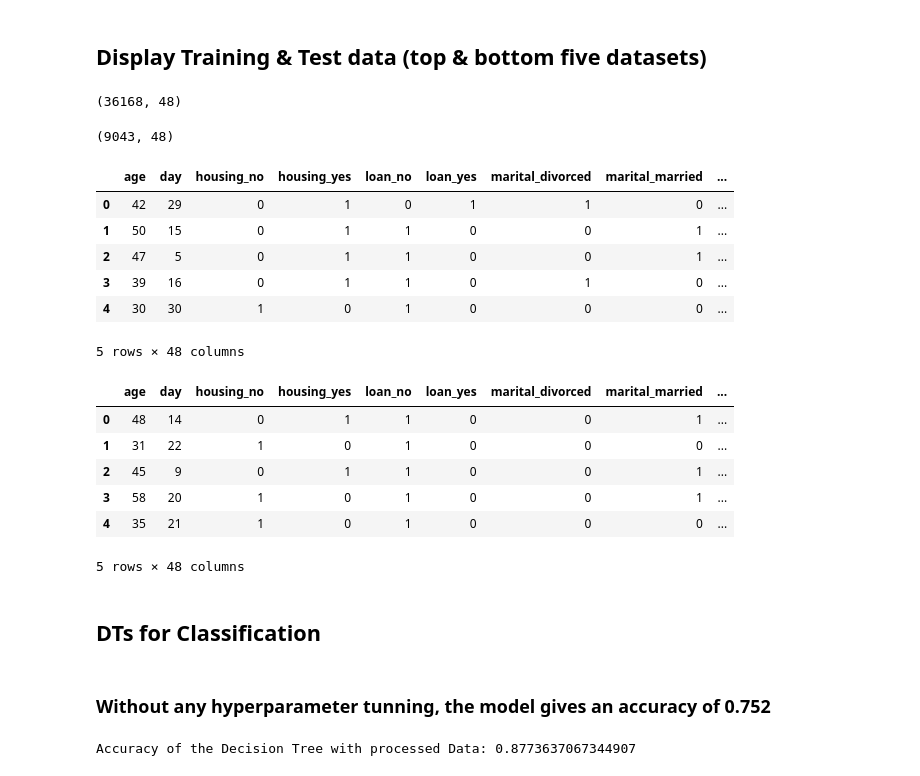
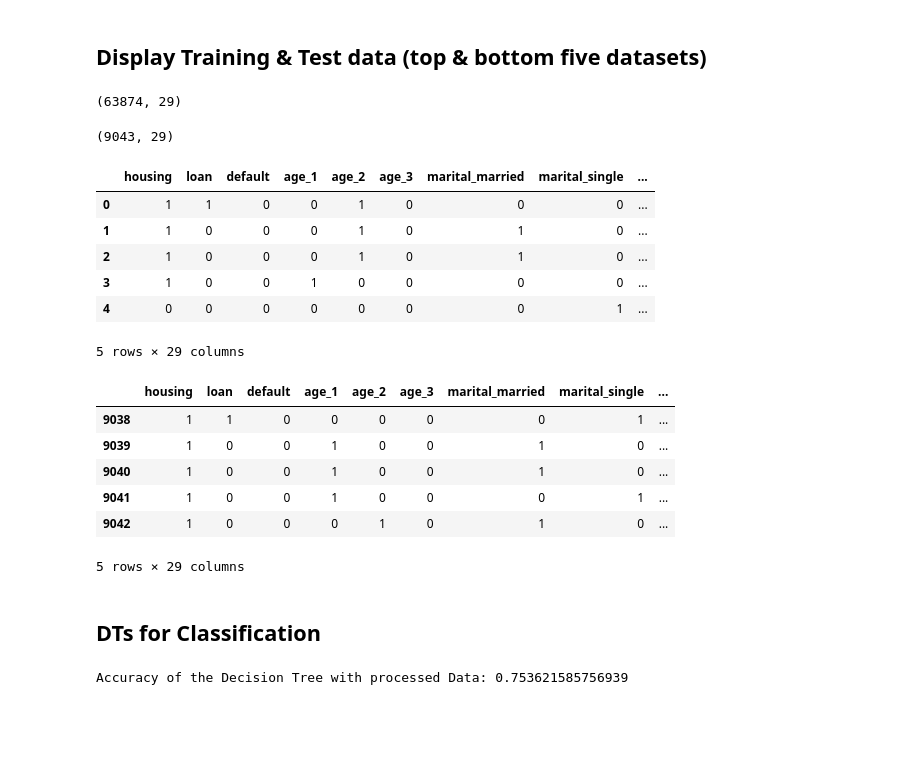
Before and after one commit to SamXu1018/DSA5101-Project, a Jupyter notebook: DT_model.ipynb, the cells around one changed output. Cells and saved outputs as stored; diff of their text form; code cells hidden in the pictures; blank space fills up the shorter version.

```diff
--- a/DT_model.ipynb
+++ b/DT_model.ipynb
@@ -6,34 +7,34 @@ import numpy as np
 ## Display Training & Test data (top & bottom five datasets)
 # %%
 #load the csv file
-train_data = pd.read_csv('train_data_preprocessed_v2.csv')
-test_data = pd.read_csv('test_data_preprocessed_v2.csv')
+train_data = pd.read_csv('train_data_after_preprocess.csv')
+test_data = pd.read_csv('test_data_after_preprocess.csv')
 # %%
 train_data.shape
 # %% [output]
-(36168, 48)
+(63874, 29)
 # %%
 test_data.shape
 # %% [output]
-(9043, 48)
+(9043, 29)
 # %%
 train_data.head()
 # %% [output]
-|  | age | day | housing_no | housing_yes | loan_no | loan_yes | marital_divorced | marital_married | ... |
-| 0 | 42 | 29 | 0 | 1 | 0 | 1 | 1 | 0 | ... |
-| 1 | 50 | 15 | 0 | 1 | 1 | 0 | 0 | 1 | ... |
-| 2 | 47 | 5 | 0 | 1 | 1 | 0 | 0 | 1 | ... |
-| 3 | 39 | 16 | 0 | 1 | 1 | 0 | 1 | 0 | ... |
-| 4 | 30 | 30 | 1 | 0 | 1 | 0 | 0 | 0 | ... |
+|  | housing | loan | default | age_1 | age_2 | age_3 | marital_married | marital_single | ... |
+| 0 | 1 | 1 | 0 | 0 | 1 | 0 | 0 | 0 | ... |
+| 1 | 1 | 0 | 0 | 0 | 1 | 0 | 1 | 0 | ... |
+| 2 | 1 | 0 | 0 | 0 | 1 | 0 | 1 | 0 | ... |
+| 3 | 1 | 0 | 0 | 1 | 0 | 0 | 0 | 0 | ... |
+| 4 | 0 | 0 | 0 | 0 | 0 | 0 | 0 | 1 | ... |
-5 rows × 48 columns
+5 rows × 29 columns
 # %%
-test_data.head()
+test_data.tail()
 # %% [output]
-|  | age | day | housing_no | housing_yes | loan_no | loan_yes | marital_divorced | marital_married | ... |
-| 0 | 48 | 14 | 0 | 1 | 1 | 0 | 0 | 1 | ... |
-| 1 | 31 | 22 | 1 | 0 | 1 | 0 | 0 | 0 | ... |
-| 2 | 45 | 9 | 0 | 1 | 1 | 0 | 0 | 1 | ... |
-| 3 | 58 | 20 | 1 | 0 | 1 | 0 | 0 | 1 | ... |
-| 4 | 35 | 21 | 1 | 0 | 1 | 0 | 0 | 0 | ... |
+|  | housing | loan | default | age_1 | age_2 | age_3 | marital_married | marital_single | ... |
+| 9038 | 1 | 1 | 0 | 0 | 0 | 0 | 0 | 1 | ... |
+| 9039 | 1 | 0 | 0 | 1 | 0 | 0 | 1 | 0 | ... |
+| 9040 | 1 | 0 | 0 | 1 | 0 | 0 | 1 | 0 | ... |
+| 9041 | 1 | 0 | 0 | 1 | 0 | 0 | 0 | 1 | ... |
+| 9042 | 1 | 0 | 0 | 0 | 1 | 0 | 1 | 0 | ... |
-5 rows × 48 columns
+5 rows × 29 columns
 # %%
@@ -55,10 +51,8 @@ from sklearn import metrics
 clf = tree.DecisionTreeClassifier()
 
 clf = clf.fit(x_train, y_train)
-# %% [markdown]
-### Without any hyperparameter tunning, the model gives an accuracy of 0.752
 # %%
 y_pred = clf.predict(x_test)
 print("Accuracy of the Decision Tree with processed Data:",metrics.accuracy_score(y_test, y_pred))
 # %% [output]
-Accuracy of the Decision Tree with processed Data: 0.8773637067344907
+Accuracy of the Decision Tree with processed Data: 0.753621585756939
```
Also changed, not shown: parts of 17 cells of this notebook, 2 other files.
